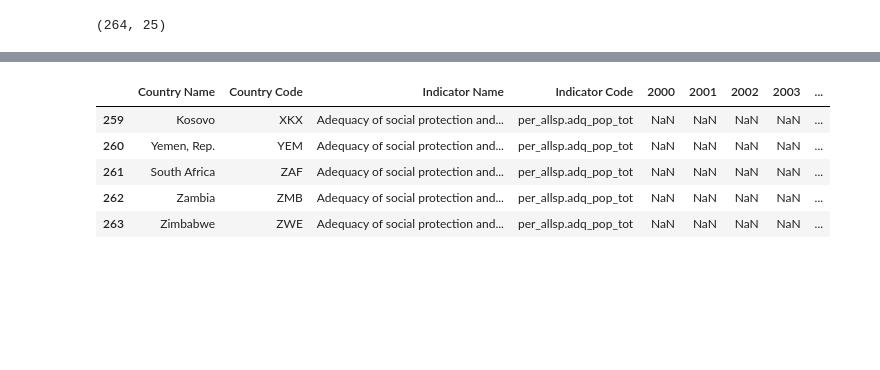
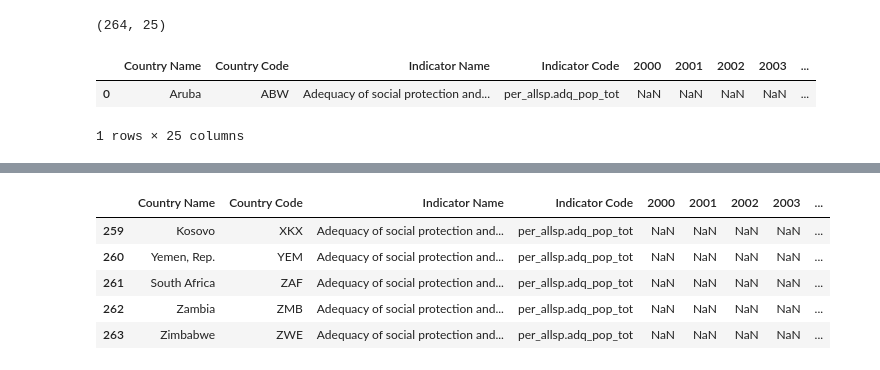
Before and after one commit to rjlopez2/ADS-_CAS_Bern_2020, a Jupyter notebook: Projects/M3/scrap_wikipedia_revo_list.ipynb, the cells around one changed output, grey strips where cells are left out. Drawn from its saved outputs; the diff is of its cells as text; code cells hidden in the pictures; blank space fills up the shorter version.

```diff
--- a/Projects/M3/scrap_wikipedia_revo_list.ipynb
+++ b/Projects/M3/scrap_wikipedia_revo_list.ipynb
@@ -134,3 +135,9 @@ wer_indicator2 = API_call_to_df(indic_code="per_allsp.adq_pop_tot")
 wer_indicator.shape
 # %% [output]
 (264, 25)
+# %%
+wer_indicator.head(1)
+# %% [output]
+|  | Country Name | Country Code | Indicator Name | Indicator Code | 2000 | 2001 | 2002 | 2003 | ... |
+| 0 | Aruba | ABW | Adequacy of social protection and... | per_allsp.adq_pop_tot | NaN | NaN | NaN | NaN | ... |
+1 rows × 25 columns
```
Also changed, not shown: parts of 10 cells of this notebook, 35 other files.
